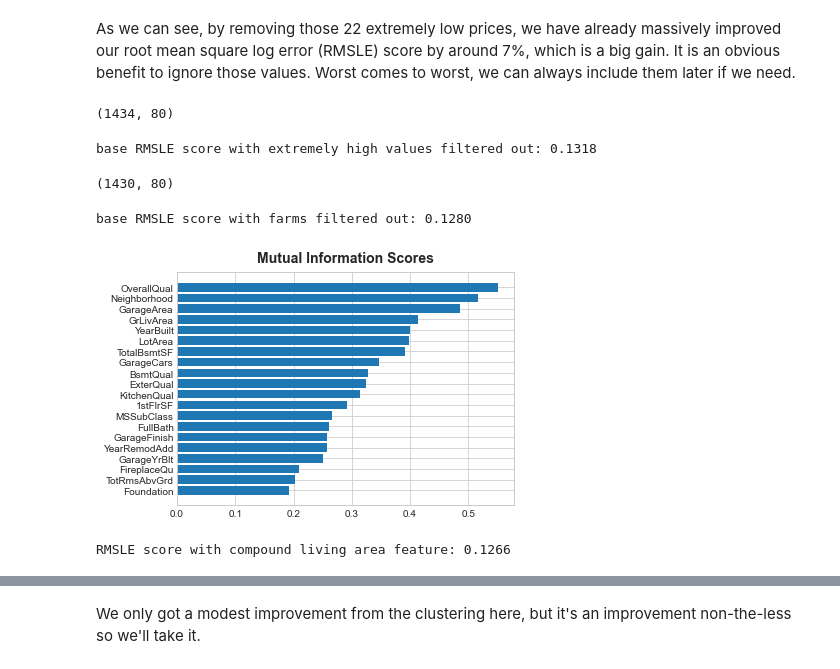
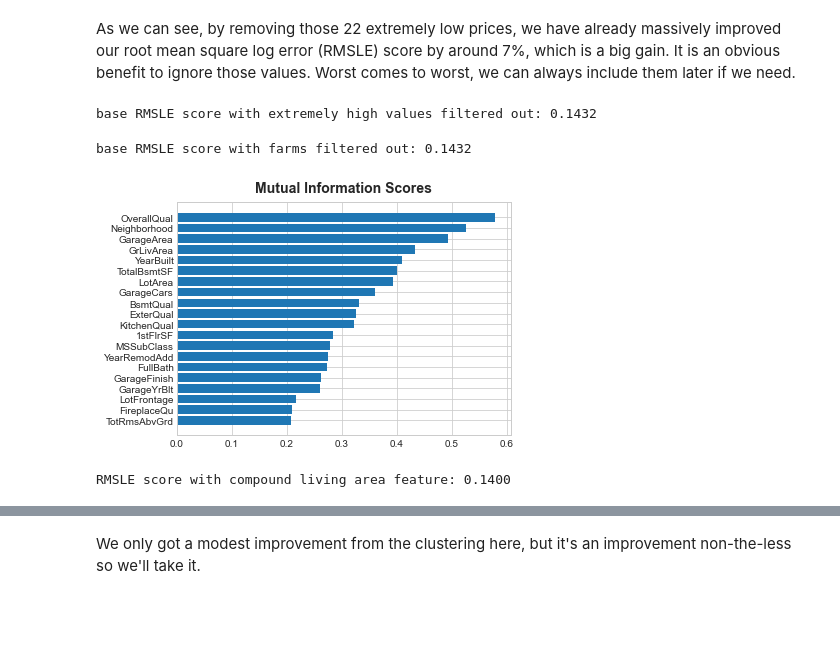
Before and after one commit to Ben-Hardy/kaggle, a Jupyter notebook: ames_housing_data/ames.ipynb, the cells around one changed output, grey strips where cells are left out. Drawn from its saved outputs; the diff is of its cells as text; code cells hidden in the pictures; blank space fills up the shorter version.

```diff
--- a/ames_housing_data/ames.ipynb
+++ b/ames_housing_data/ames.ipynb
@@ -5,6 +5,7 @@ import matplotlib.pyplot as plt
 import seaborn as sns
 
 from xgboost import XGBRegressor
+from category_encoders import MEstimateEncoder
 
 # SK learn stuff
 from sklearn.feature_selection import mutual_info_regression
@@ -12,6 +13,7 @@ from sklearn.feature_selection import mutual_info_regression
 from sklearn.model_selection import cross_val_score
 from sklearn.cluster import KMeans
 from sklearn.decomposition import PCA
+from sklearn.model_selection import train_test_split
 
 # Set Matplotlib defaults
 plt.style.use("seaborn-whitegrid")
@@ -26,12 +28,13 @@ plt.rc(
 )
 
 # Utility functions from the Kaggle Tutorials
-def make_mi_scores(X, y):
+def make_mi_scores(X, y, discrete_features):
     X = X.copy()
     for colname in X.select_dtypes(["object", "category"]):
         X[colname], _ = X[colname].factorize()
     # All discrete features should now have integer dtypes
-    discrete_features = [pd.api.types.is_integer_dtype(t) for t in X.dtypes]
+    if discrete_features:
+        discrete_features = [pd.api.types.is_integer_dtype(t) for t in X.dtypes]
     mi_scores = mutual_info_regression(X, y, discrete_features=discrete_features, random_state=0)
     mi_scores = pd.Series(mi_scores, name="MI Scores", index=X.columns)
     mi_scores = mi_scores.sort_values(ascending=False)
@@ -58,7 +61,8 @@ def fix_null_cols(X):
     return X
 
 
-def get_XGB_score(X, y):
+def get_XGB_score(X_in, y):
+    X = X_in.copy() # this is key or this test will wipe out all the categorical features
     model = XGBRegressor()
     for colname in X.select_dtypes(["category", "object"]):
         X[colname], _ = X[colname].factorize()
@@ -109,5 +113,5 @@ base RMSLE score with nothing modified other than dummies for categoricals: 0.14
 # %%
 # it seems there are either some split prices in the data, or some extremely odd prices that are far enough off the mean to potentially change our results
 # let's filter out anything under $70000 for now. We can always compare later with the full dataset
-X_filtered = X[X.SalePrice.gt(70000)].copy()
-X_filtered.shape
+X_filtered = X.copy()
+#X_filtered.shape
@@ -131,10 +133,8 @@ base RMSLE score with extremely low values filtered out: 0.1305
 As we can see, by removing those 22 extremely low prices, we have already massively improved our root mean square log error (RMSLE) score by around 7%, which is a big gain. It is an obvious benefit to ignore those values. Worst comes to worst, we can always include them later if we need.
 # %%
 # there's also a couple houses that are several times the mean and median prices that are extreme outliers for many features. we'll filter them out too
-X_filtered = X_filtered[X_filtered.SalePrice.lt(600000)].copy()
-X_filtered.shape
+#X_filtered = X_filtered[X_filtered.SalePrice.lt(600000)].copy()
+#X_filtered.shape
-# %% [output]
-(1434, 80)
 # %%
 # that only ended up removing 4 houses but it makes a big impact on RMSLE
 y_filtered = X_filtered.pop('SalePrice')
@@ -142,20 +142,18 @@ score = get_XGB_score(X_filtered, y_filtered)
 print(f"base RMSLE score with extremely high values filtered out: {score:.4f}")
 X_filtered['SalePrice'] = y_filtered
 # %% [output]
-base RMSLE score with extremely high values filtered out: 0.1318
+base RMSLE score with extremely high values filtered out: 0.1432
 # %%
 # I also found while digging in the data that there are several farms mixed in with the data, which isn't useful in context to comparing house prices, so let's remove that too
-X_filtered = X_filtered[X_filtered.LotArea.lt(100000)].copy()
-X_filtered.shape
+#X_filtered = X_filtered[X_filtered.LotArea.lt(100000)].copy()
+#X_filtered.shape
-# %% [output]
-(1430, 80)
 # %%
 y_filtered = X_filtered.pop('SalePrice')
 score = get_XGB_score(X_filtered, y_filtered)
 print(f"base RMSLE score with farms filtered out: {score:.4f}")
 X_filtered['SalePrice'] = y_filtered
 # %% [output]
-base RMSLE score with farms filtered out: 0.1280
+base RMSLE score with farms filtered out: 0.1432
 # %%
 
 # we'll stick with the filtered data as our dataset
@@ -163,12 +161,12 @@ X = X_filtered.copy()
 # %%
 # Next we are going to find the mutual information scores for our training data
 X_mi = X.copy()
 y_mi = X_mi.pop('SalePrice')
 
-mi_scores = make_mi_scores(X_mi, y_mi)
+mi_scores = make_mi_scores(X_mi, y_mi, True)
 plot_mi_scores(mi_scores.head(20))
 # %% [output]
-[figure, old version]
+[figure, new version]
 # %%
 # from what we can see, living space features almost all score quite well. an overall score of all interior living area may be beneficial to the model so we'll add that and see if it helps
 X_mi['TotalInteriorSF'] = X_mi['GrLivArea'] + X_mi['TotalBsmtSF'] + X_mi['GarageArea']
@@ -176,7 +174,7 @@ X_mi['TotalInteriorSF'] = X_mi['GrLivArea'] + X_mi['TotalBsmtSF'] + X_mi['Garage
 score = get_XGB_score(X_mi, y_mi)
 print(f"RMSLE score with compound living area feature: {score:.4f}")
 # %% [output]
-RMSLE score with compound living area feature: 0.1266
+RMSLE score with compound living area feature: 0.1400
 # %%
 # the kaggle clustering example but tinkered with a bit since their example actually made MSLE worse
 
```
Also changed, not shown: parts of 16 cells of this notebook, 1 other file.
